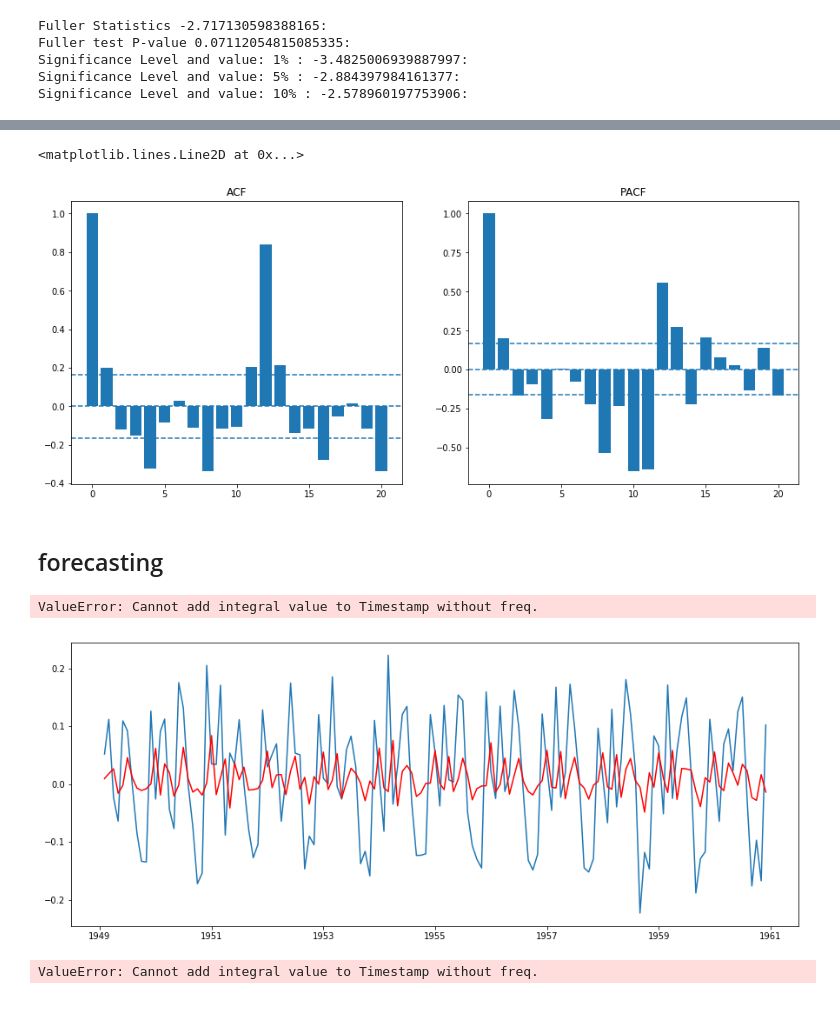
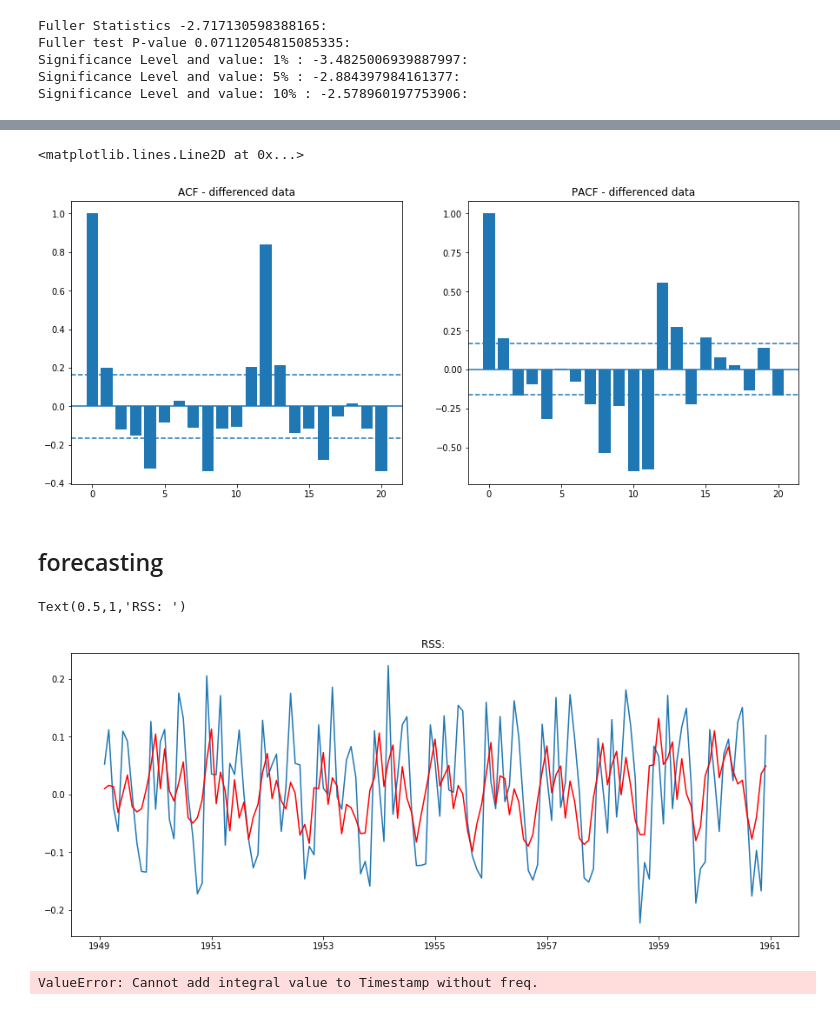
Before and after one commit to mkumar73/time-series, a Jupyter notebook: python/02.air_passenger_arima.ipynb, the cells around one changed output, grey strips where cells are left out. Drawn from its saved outputs; the diff is of its cells as text; code cells hidden in the pictures.

Commit message:
arima model fitting

```diff
--- a/python/02.air_passenger_arima.ipynb
+++ b/python/02.air_passenger_arima.ipynb
@@ -132,28 +163,24 @@ lag_pacf = pacf(log_air_passengers_diff.values, nlags = 20)
 # %%
+## for differenced log data..
+
 # Auto-Correlation Function to check MA process
 plt.subplot(121)
-plt.bar(left = range(len(lag_acf)), height = lag_acf)
-plt.axhline(y=0, linestyle='--')
-plt.title('ACF')
+plt.bar(range(len(d_lag_acf)), height = d_lag_acf)
+plt.axhline(y=0, linestyle='-')
+plt.title('ACF - differenced data')
 plt.axhline(y=-1.96/np.sqrt(len(log_air_passengers_diff)), linestyle='--')
 plt.axhline(y=1.96/np.sqrt(len(log_air_passengers_diff)), linestyle='--')
 
-# look at where the plot crosses the upper confidence interval for the first time
-# for ACF this is 1 and gives us the p value
-
 # Partial Auto-Correlation Function to check AR process
 plt.subplot(122)
-plt.bar(left = range(len(lag_pacf)), height = lag_pacf)
-plt.axhline(y=0, linestyle='--')
-plt.title('PACF')
+plt.bar(range(len(d_lag_acf)), height = d_lag_pacf)
+plt.axhline(y=0, linestyle='-')
+plt.title('PACF - differenced data')
 plt.axhline(y=-1.96/np.sqrt(len(log_air_passengers_diff)), linestyle='--')
 plt.axhline(y=1.96/np.sqrt(len(log_air_passengers_diff)), linestyle='--')
-
-# look at where the plot crosses the upper confidence interval for the first time
-# for PACF this is 2 and gives us the p value
 # %% [output]
 <matplotlib.lines.Line2D at 0x...>
-[figure, old version]
+[figure, new version]
 # %% [markdown]
 ## forecasting
 # %%
@@ -161,20 +188,21 @@ from statsmodels.tsa.arima_model import ARIMA
 # %%
 ## AR model
 
 # the parameter order has 3 components :
 # 1. The number of Auto-Regressive Terms (p)
 # 2. The number of differences taken (d)
 # 3. The number of Moving Average Terms (q)
 
-model = ARIMA(log_air_passengers, order=(2, 1, 0))
-results_AR = model.fit(disp=-1)
+model = ARIMA(log_air_passengers, order=(1, 1, 2))
+results_MA2 = model.fit(disp=-1)
 
 plt.plot(log_air_passengers_diff)
-plt.plot(results_AR.fittedvalues, color='red')
-plt.title('RSS: %.4f'% sum((results_AR.fittedvalues-log_air_passengers_diff)**2))
+plt.plot(results_MA2.fittedvalues, color='red')
+rss_value = sum((results_MA2.fittedvalues - log_air_passengers_diff['Passengers'])**2)
+plt.title('RSS: '.format(rss_value))
 # %% [output]
-ValueError: Cannot add integral value to Timestamp without freq.
+Text(0.5,1,'RSS: ')
-[figure, old version]
+[figure, new version]
 # %%
 ## MA model
 
```
Also changed, not shown: parts of 5 cells of this notebook.
